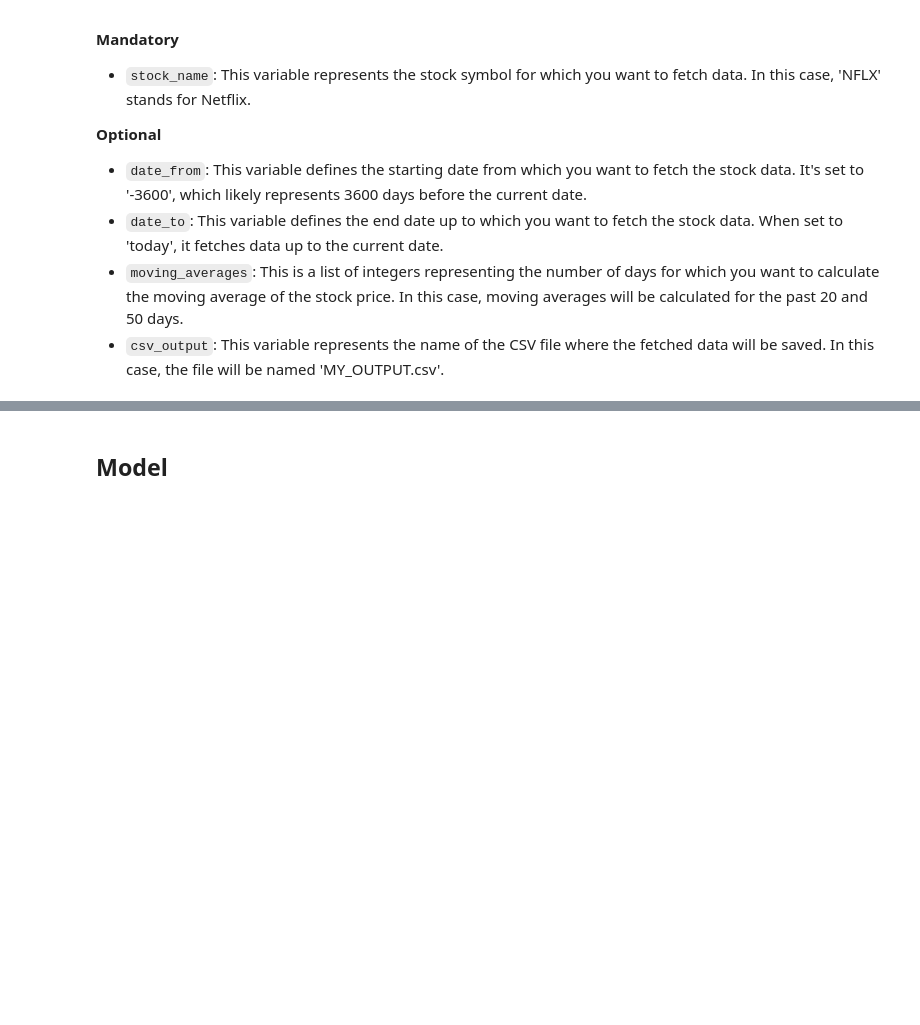
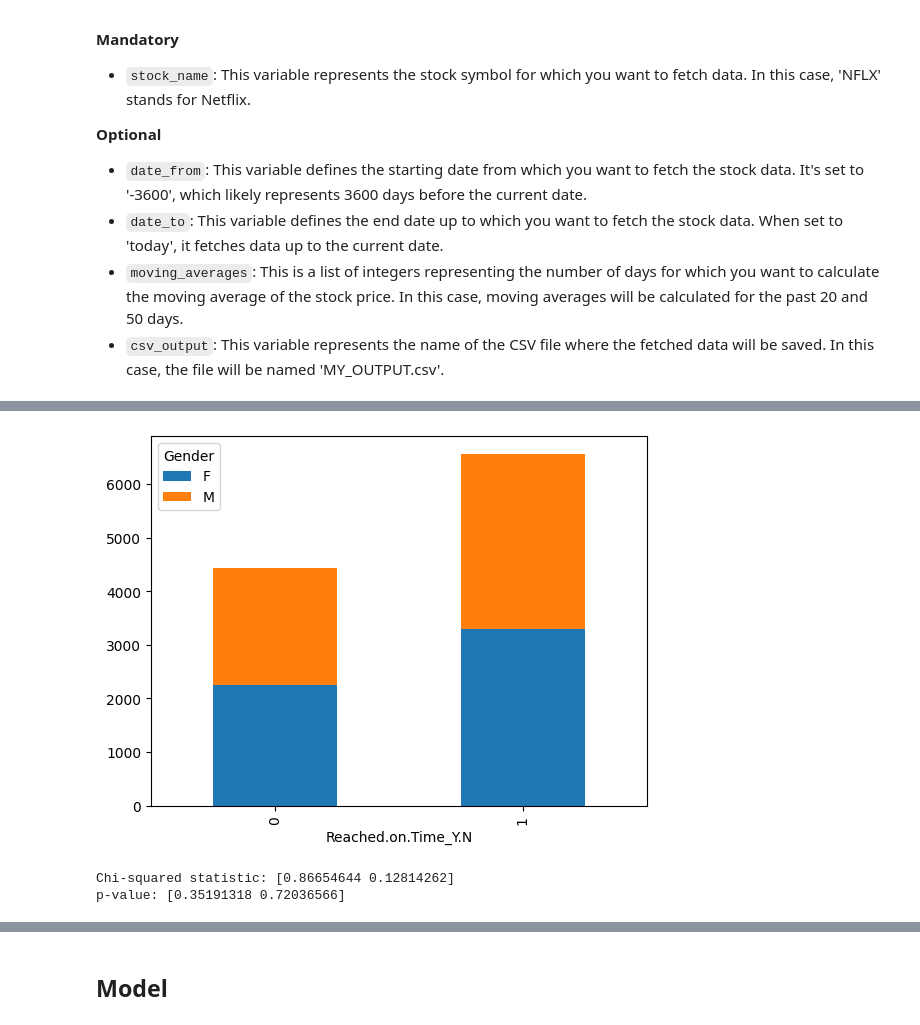
Before and after one commit to SurainSaigal/ML-Project, a Jupyter notebook: template.ipynb, the cells around one changed output, grey strips where cells are left out. Cells and saved outputs as stored; diff of their text form; code cells hidden in the pictures; blank space fills up the shorter version.

```diff
--- a/template.ipynb
+++ b/template.ipynb
@@ -49,5 +49,9 @@ Variables used in this notebook should be categorized as either mandatory or opt
 # %%
 # get data from text file
 df = pd.read_csv("dataset.csv")
+
+#drop ID column
+df = df.drop(df.columns[0], axis=1)
+
 df.head()
 # %% [output]
@@ -54,0 +64,23 @@ NameError: name 'pd' is not defined
+# %%
+from scipy.stats import chisquare
+
+gender_vs_time = df.groupby(['Gender', 'Reached.on.Time_Y.N']).size().unstack().T
+
+
+gender_vs_time.plot(kind='bar', stacked=True)
+
+# Display the graph
+plt.show()
+
+#probably drop gender, roughly equal
+
+tab = pd.crosstab(df['Gender'], df['Reached.on.Time_Y.N'])
+
+chi, p_value = chisquare(tab)
+
+print("Chi-squared statistic:", chi)
+print("p-value:", p_value)
+# %% [output]
+[figure, added]
+Chi-squared statistic: [0.86654644 0.12814262]
+p-value: [0.35191318 0.72036566]
```
Also changed, not shown: parts of 5 cells of this notebook.
